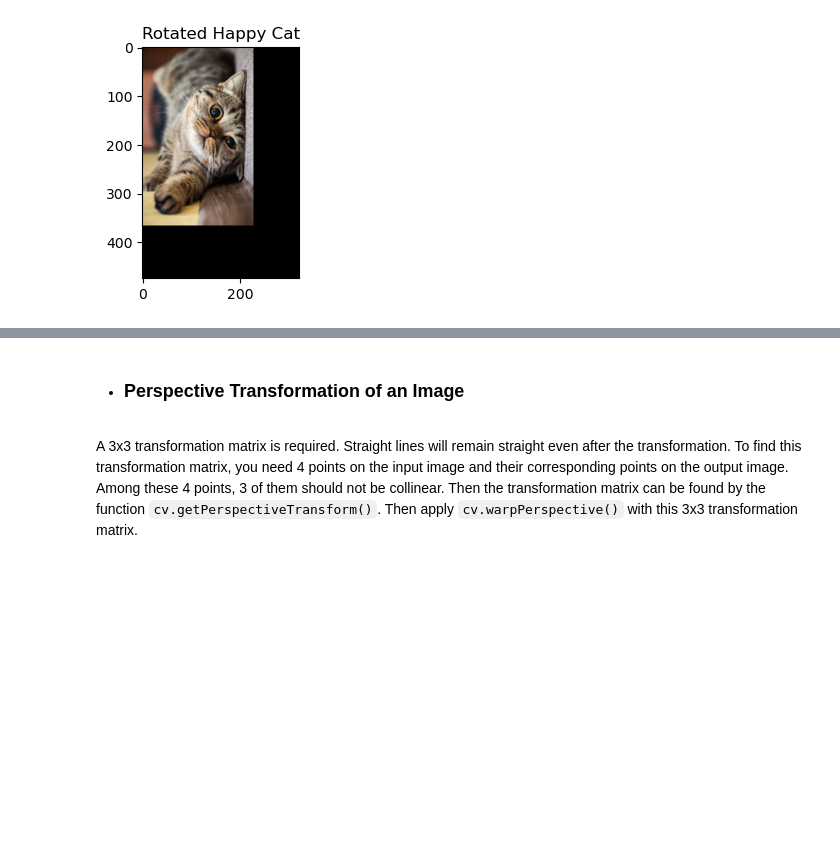
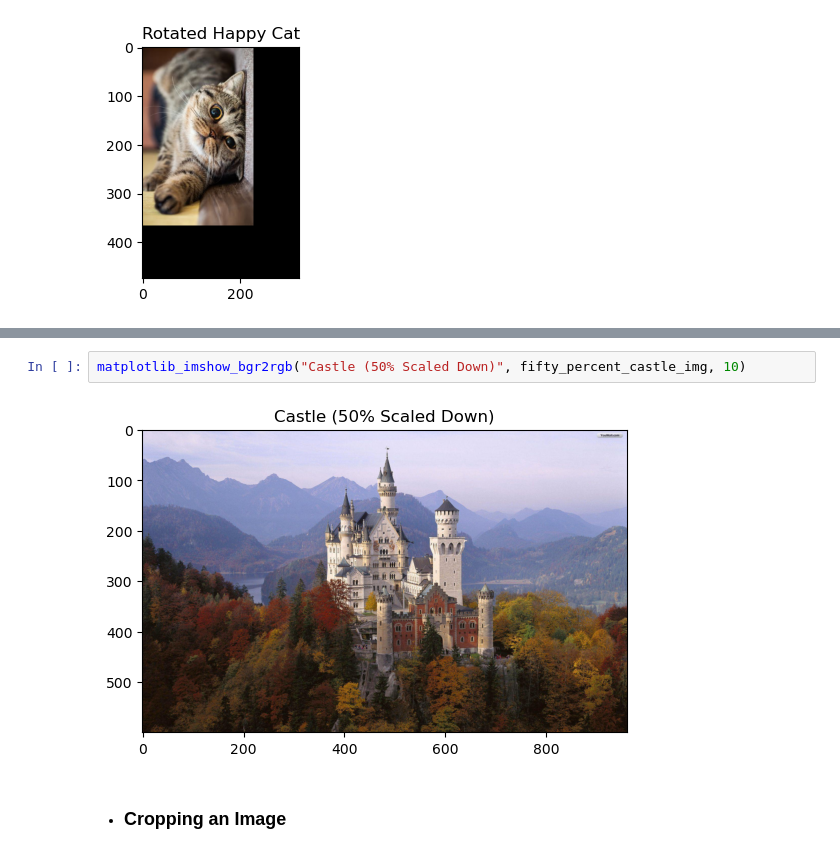
Before and after one commit to MaidulHasan/OpenCV_Basics, a Jupyter notebook: 03_image_transformation_operations.ipynb, the cells around one changed output, grey strips where cells are left out. Drawn from its saved outputs; the diff is of its cells as text; blank space fills up the shorter version.

```diff
--- a/03_image_transformation_operations.ipynb
+++ b/03_image_transformation_operations.ipynb
@@ -84,4 +123,6 @@ matplotlib_imshow_bgr2rgb("Happy cat Flipped about both axes", flipped_img, 5)
+# %%
+matplotlib_imshow_bgr2rgb("Castle (50% Scaled Down)", fifty_percent_castle_img, 10)
+# %% [output]
+[figure, added]
 # %% [markdown]
-- ### Perspective Transformation of an Image
+- ### Cropping an Image
-# %% [markdown]
-A 3x3 transformation matrix is required. Straight lines will remain straight even after the transformation. To find this transformation matrix, you need 4 points on the input image and their corresponding points on the output image. Among these 4 points, 3 of them should not be collinear. Then the transformation matrix can be found by the function `cv.getPerspectiveTransform()`. Then apply `cv.warpPerspective()` with this 3x3 transformation matrix.
```
Also changed, not shown: parts of 32 cells of this notebook, 11 other files.
